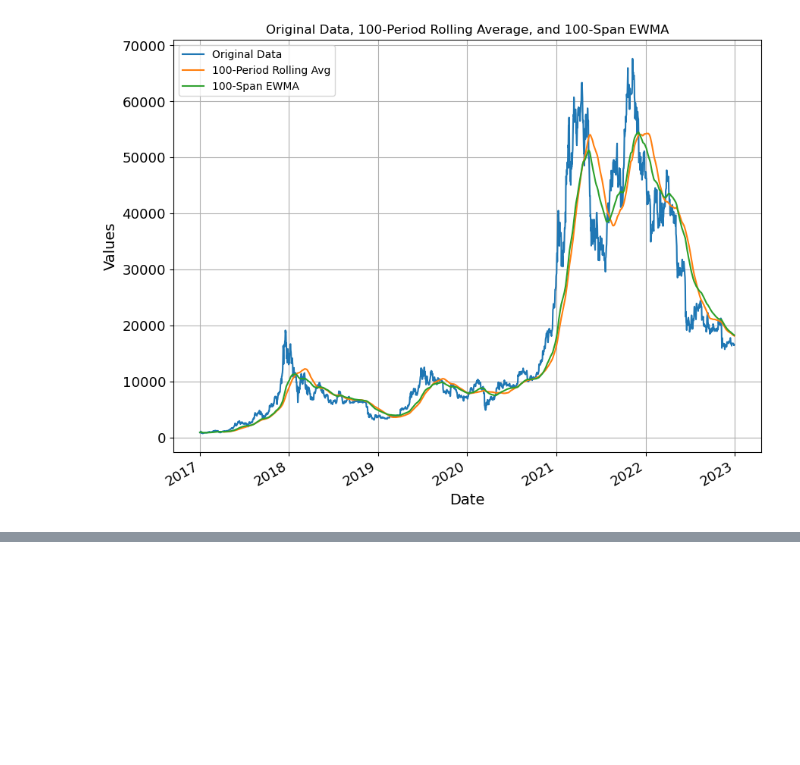
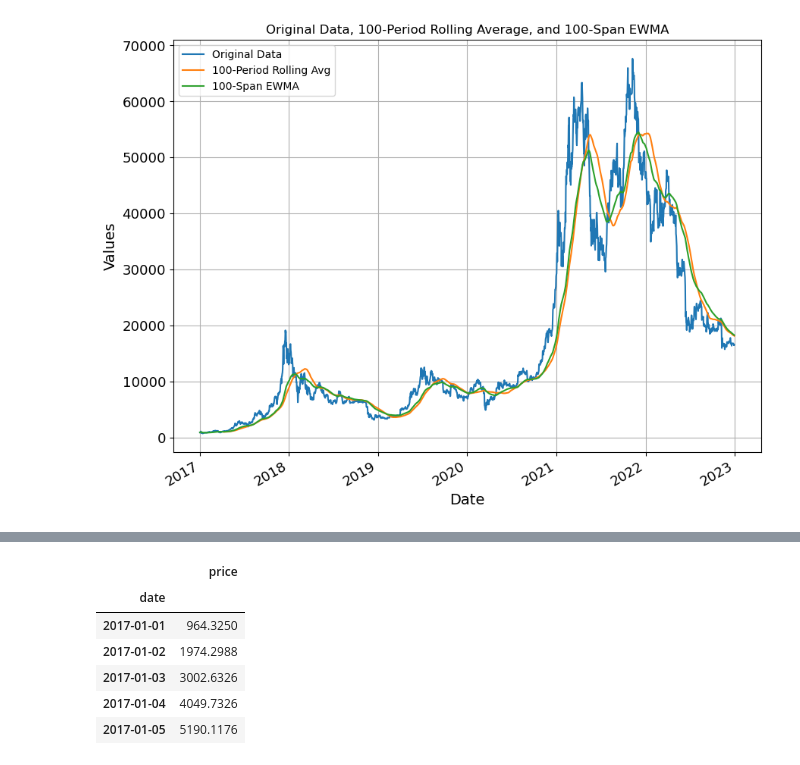
Before and after one commit to mbabeykoon/TimeSeriesAnalysis, a Jupyter notebook: Scripts/Time_Series_Analysis_Diff_Shift_Rolling_EWMA.ipynb, the cells around one changed output, grey strips where cells are left out. Drawn from its saved outputs; the diff is of its cells as text; code cells hidden in the pictures; blank space fills up the shorter version.

```diff
--- a/Scripts/Time_Series_Analysis_Diff_Shift_Rolling_EWMA.ipynb
+++ b/Scripts/Time_Series_Analysis_Diff_Shift_Rolling_EWMA.ipynb
@@ -400,0 +468,11 @@ plt.show()
+# %%
+# cumulative sum
+data[:5].cumsum()
+# %% [output]
+|  | price |
+| date |  |
+| 2017-01-01 | 964.3250 |
+| 2017-01-02 | 1974.2988 |
+| 2017-01-03 | 3002.6326 |
+| 2017-01-04 | 4049.7326 |
+| 2017-01-05 | 5190.1176 |
```
Also changed, not shown: parts of 11 cells of this notebook.
